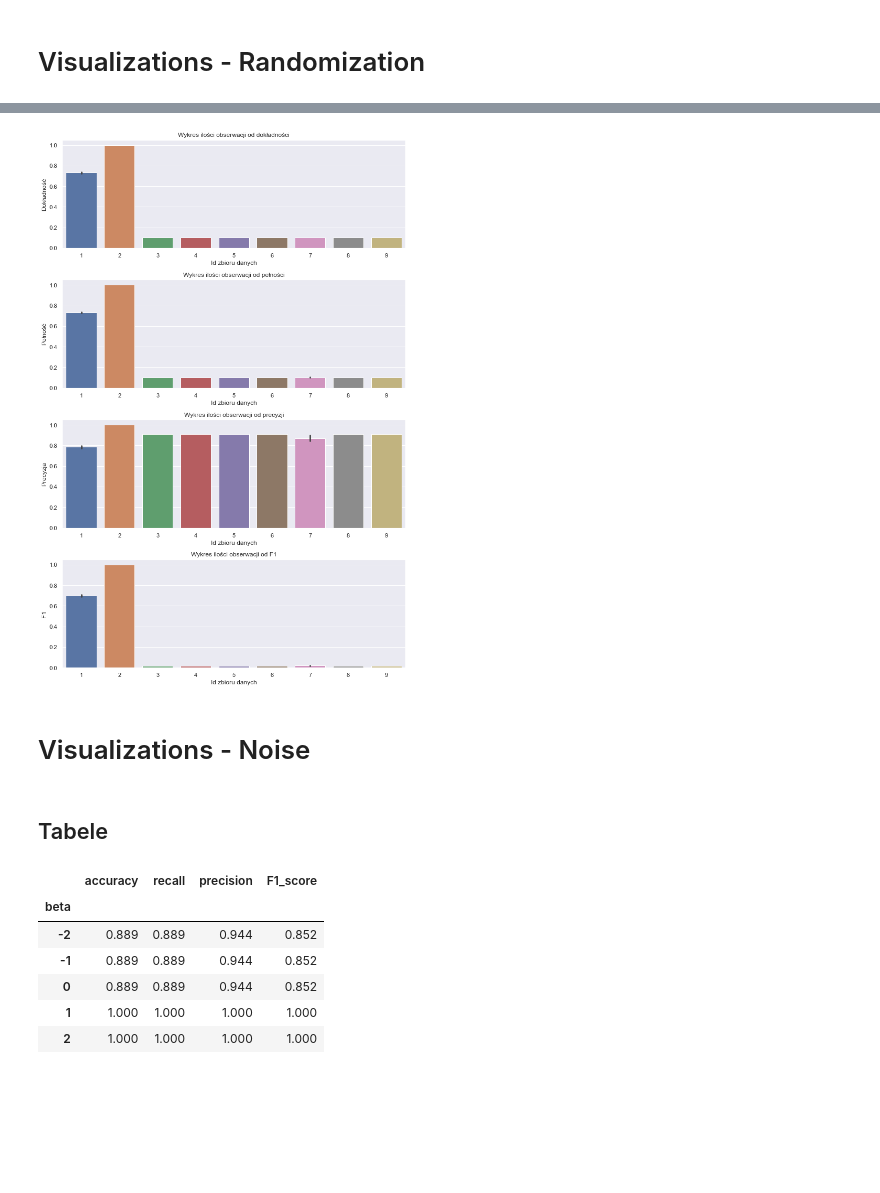
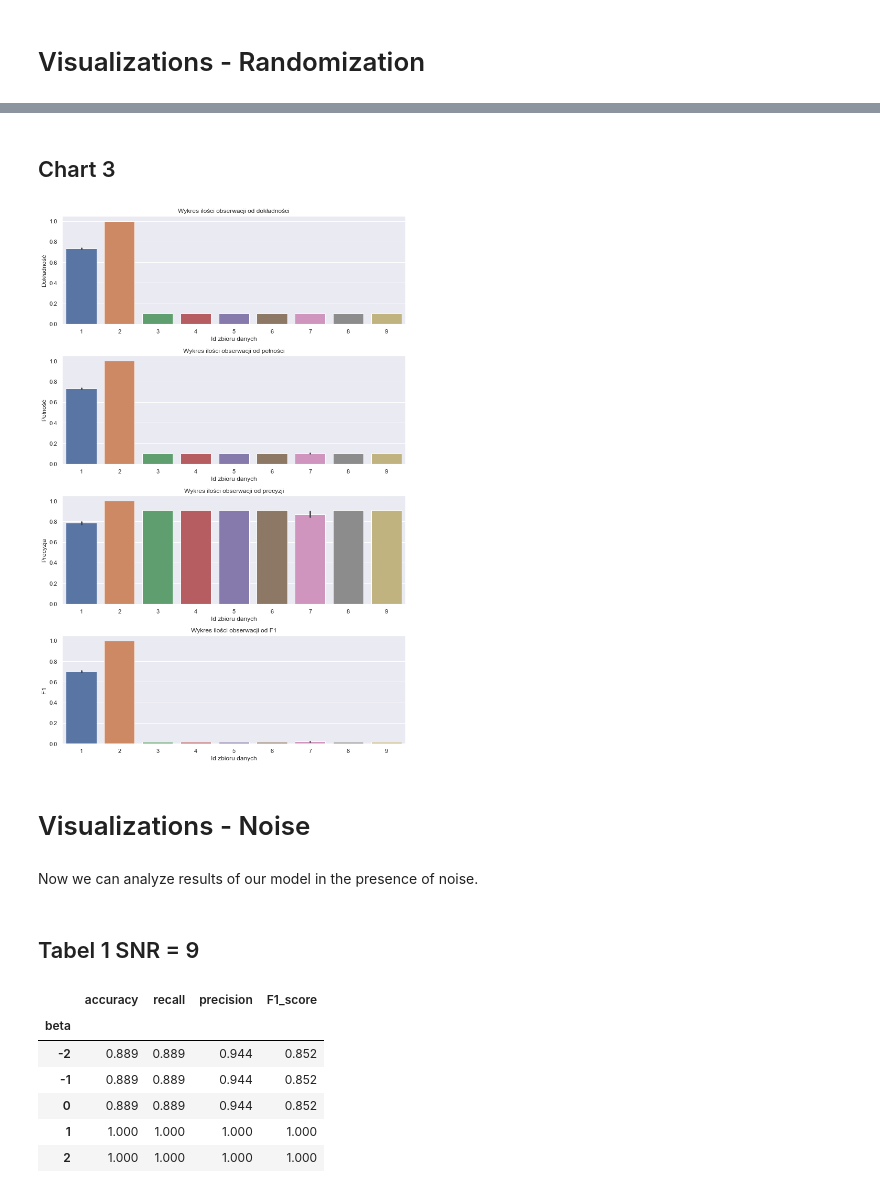
Before and after one commit to sokoly35/BSc_hmm_speech_recognition, a Jupyter notebook: visualization.ipynb, the cells around one changed output, grey strips where cells are left out. Cells and saved outputs as stored; diff of their text form; code cells hidden in the pictures; blank space fills up the shorter version.

```diff
--- a/visualization.ipynb
+++ b/visualization.ipynb
@@ -189,20 +59,0 @@ zgodne z intuicją
-# %%
-ylabels = ['Dokładność', 'Pełność', 'Precyzja', 'F1']
-titles = ['dokładności', 'pełności', 'precyzji', 'F1']
-
-
-fig, ax = plt.subplots(4, 1, figsize=(10, 15))
-ax = ax.flatten()
-
-for axis , ylabel, title, score in zip(ax, ylabels, titles, scores):
-    sns.pointplot(x='n_samples',
-                    y=score,
-                    hue='hop_win',
-                    data=result_expand,
-                    ax=axis)
-    axis.set_title(f'Wykres ilości obserwacji od {title}')
-    axis.set_xlabel('Ilość obserwacji')
-    axis.set_ylabel(ylabel)
-    axis.legend(title='R', loc='center left', bbox_to_anchor=(1, 0.5))
-plt.tight_layout()
-plt.show()
@@ -455,25 +306,21 @@ results.groupby(by=['dataset_id'])[['random_horizontal_shift', 'random_vertical_
-# %%
-ylabels = ['Dokładność', 'Pełność', 'Precyzja', 'F1']
-titles = ['dokładności', 'pełności', 'precyzji', 'F1']
-
-
-fig, ax = plt.subplots(4, 1, figsize=(10, 15))
-ax = ax.flatten()
-
-for axis , ylabel, title, score in zip(ax, ylabels, titles, scores):
-    sns.barplot(x='dataset_id',
-                    y=score,
-                    data=results,
-                    ax=axis)
-    axis.set_title(f'Wykres ilości obserwacji od {title}')
-    axis.set_xlabel('Id zbioru danych')
-    axis.set_ylabel(ylabel)
-plt.tight_layout()
-plt.show()
-# %% [output]
-[figure, removed]
+# %% [markdown]
+## Chart 3
+# %%
+ylabels = ['Dokładność', 'Pełność', 'Precyzja', 'F1']
+titles = ['dokładności', 'pełności', 'precyzji', 'F1']
+
+fig = make_barplot(results, x='dataset_id', hue=None,
+               ylabels=ylabels,
+               titles=titles,
+               scores=scores,
+               title_x='ilości obserwacji',
+               xlabel="Id zbioru danych")
+# %% [output]
+[figure, added]
 # %% [markdown]
 # Visualizations - Noise
+# %% [markdown]
+Now we can analyze results of our model in the presence of noise.
 # %%
 params = {
     'beta': [-2, -1, 0, 1, 2],
@@ -491,8 +338,8 @@ scores = ['accuracy', 'recall', 'precision', 'F1_score']
 results[ints] = results[ints].astype('int64')
 for i in scores:
     results[i] = results[i].apply(lambda x: np.round(x, 3))
-# %% [markdown]
-## Tabele
+# %% [markdown]
+## Tabel 1 SNR = 9
 # %%
 mask = results['SNR']==9
 temp = results[mask].groupby(['beta'])[scores].max()
```
Also changed, not shown: parts of 93 cells of this notebook, 2 other files.
